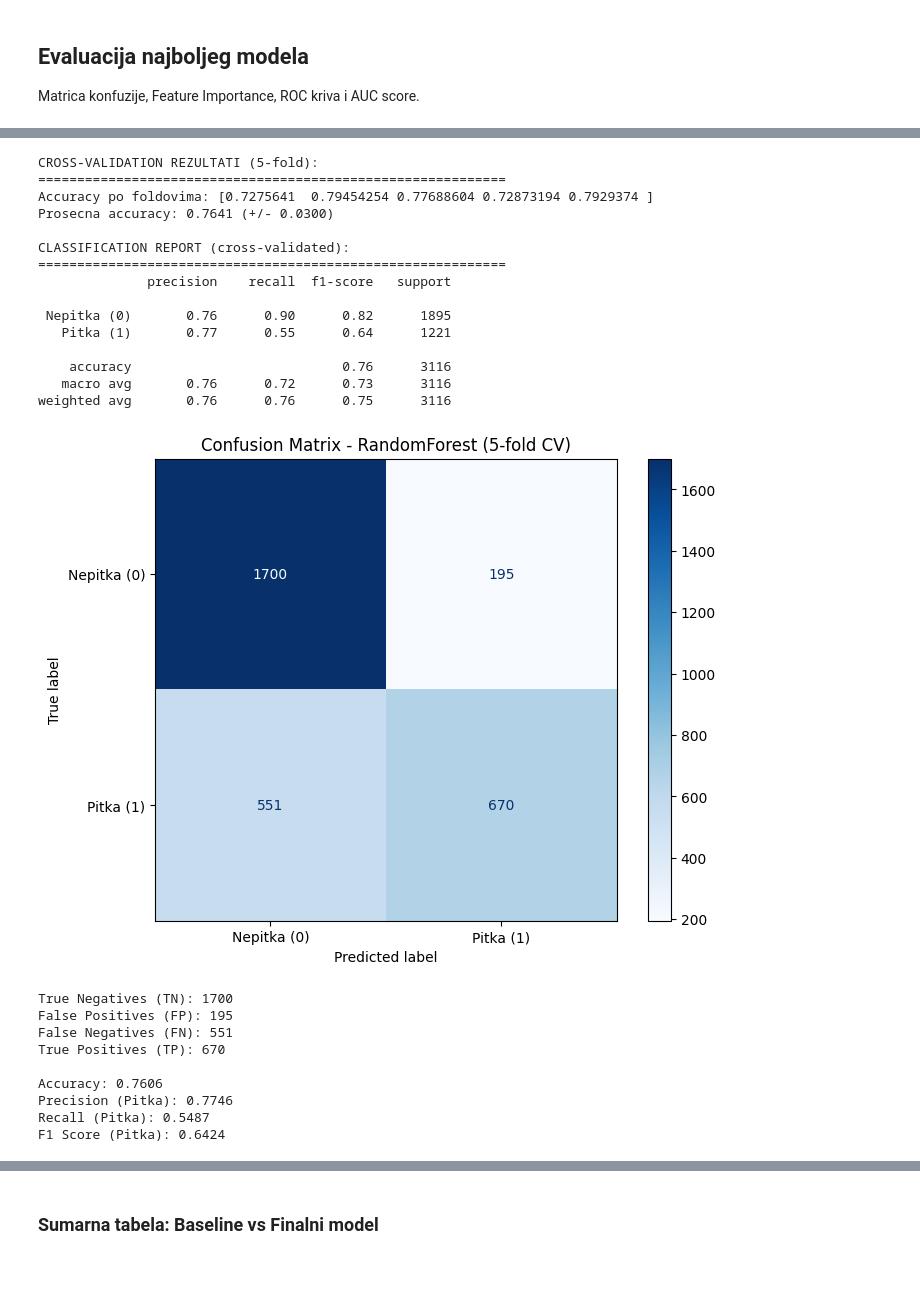
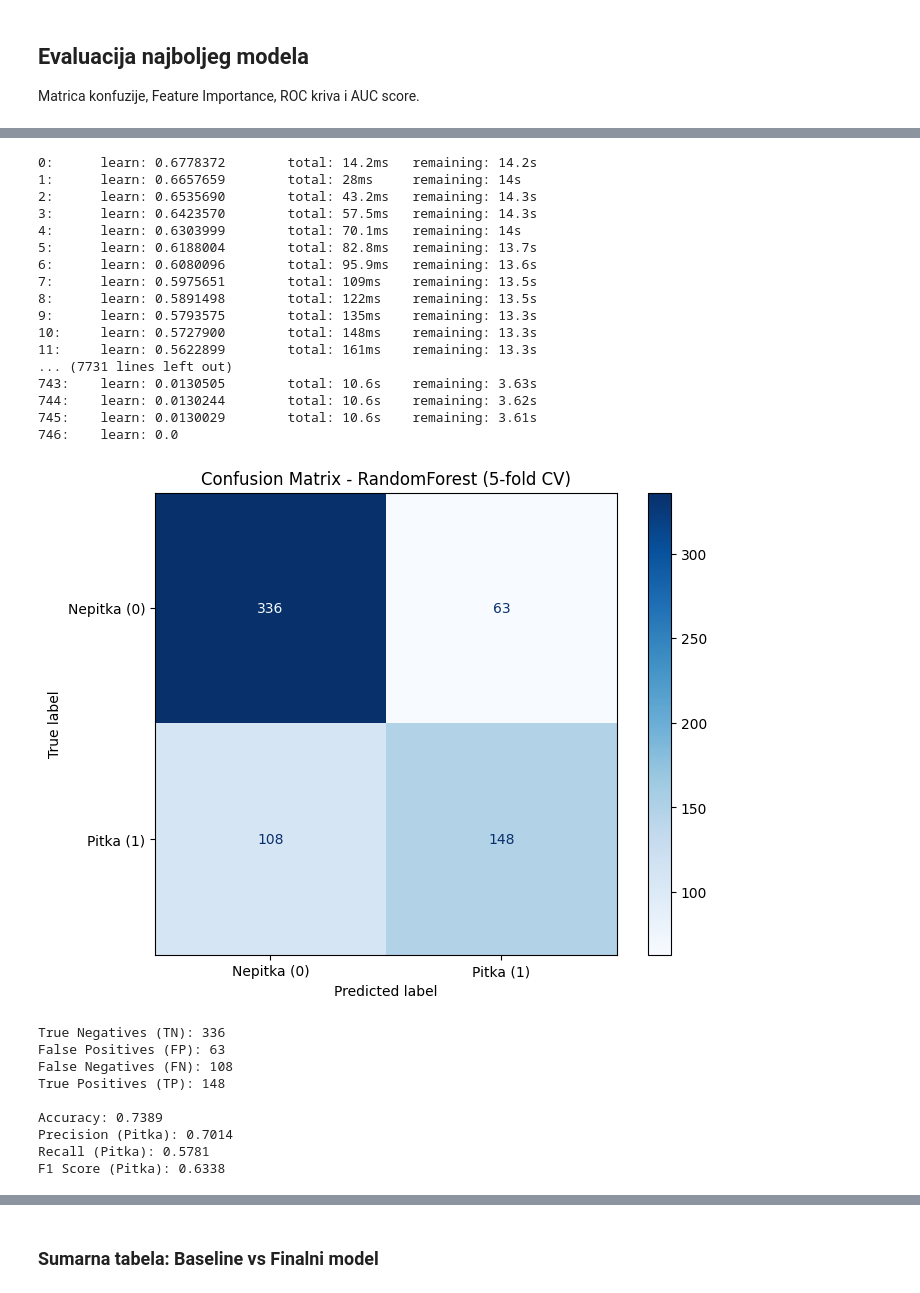
Before and after one commit to anastasijasavov/machine-learning, a Jupyter notebook: notebooks/potability_final.ipynb, the cells around one changed output, grey strips where cells are left out. Drawn from its saved outputs; the diff is of its cells as text; code cells hidden in the pictures.

```diff
--- a/notebooks/potability_final.ipynb
+++ b/notebooks/potability_final.ipynb
@@ -19,7 +19,7 @@ features.remove(target_column)
 # %%
 import os
 
-relpath = '.\\Data\\water_potability.csv'
+relpath = '..\\data\\water_potability.csv'
 abspath = os.path.abspath(relpath)
 
 df = pd.read_csv(abspath, header=0, names=columns)
@@ -875,2 +1107,7 @@ Distribucija klasa: {0: np.int64(1895), 1: np.int64(1221)}
-# %%
-df = df.drop(rows_with_multiple_nulls.index)
+# %%
+import matplotlib.pyplot as plt
+
+for col in ['Sulfate', 'Trihalomethanes', 'pH']:
+    df[col].hist()
+    plt.title("Provera distribucije nakon imputacije")
+    plt.show()
@@ -1330,6 +1709,15 @@ def test_model(model, X: pd.DataFrame, Y: pd.DataFrame):
 # %% [markdown]
 ## Evaluacija najboljeg modela
 Matrica konfuzije, Feature Importance, ROC kriva i AUC score.
+# %%
+# Primena izabranih tranformacija nad test podacima
+# imputacija
+rows_with_multiple_nulls = df_test[df_test.isnull().sum(axis=1) >= 3]
+df_test = df_test.drop(rows_with_multiple_nulls.index)
+
+# Grupna mean imputacija (po Potability)
+for col in ['pH', 'Sulfate', 'Trihalomethanes']:
+    df_test[col] = df_test[col].fillna(df_test.groupby('Potability')[col].transform('mean'))
 # %%
 # =============================================================================
 # EVALUACIJA NAJBOLJEG MODELA - Cross-Validation sa matricom konfuzije
@@ -1415,11 +1807,11 @@ from sklearn.metrics import roc_curve, auc, accuracy_score
 from sklearn.model_selection import cross_val_predict, cross_val_score
 
 # Priprema podataka
-X = df.drop('Potability', axis=1)
-y = df['Potability']
+X = df_test.drop('Potability', axis=1)
+y = df_test['Potability']
 
 # RandomForest model
-model = RandomForestClassifier(n_estimators=100, min_samples_split=5, min_samples_leaf=4, max_features='log2', max_depth=10)
+model = CatBoostClassifier(random_strength=2, learning_rate=0.03, l2_leaf_reg=3, iterations=1000, depth=10, bagging_temperature=0)
 
 # Cross-validation predikcije (svaki uzorak se predvidja kad je u test foldu)
 y_pred_cv = cross_val_predict(model, X, y, cv=5)
@@ -1430,58 +1822,60 @@ cv_scores = cross_val_score(model, X, y, cv=5, scoring='accuracy')
 
 print("CROSS-VALIDATION REZULTATI (5-fold):")
 print("="*60)
 print(f"Accuracy po foldovima: {cv_scores}")
 print(f"Prosecna accuracy: {cv_scores.mean():.4f} (+/- {cv_scores.std():.4f})")
 
 # Classification report
 print("\nCLASSIFICATION REPORT (cross-validated):")
 print("="*60)
 print(classification_report(y, y_pred_cv, target_names=['Nepitka (0)', 'Pitka (1)']))
 
 # Confusion Matrix (agregirana iz svih foldova)
 cm = confusion_matrix(y, y_pred_cv)
 plt.figure(figsize=(8, 6))
 disp = ConfusionMatrixDisplay(confusion_matrix=cm, display_labels=['Nepitka (0)', 'Pitka (1)'])
 disp.plot(cmap='Blues', ax=plt.gca())
 plt.title('Confusion Matrix - RandomForest (5-fold CV)')
 plt.show()
 
 # Prikaz vrednosti
 tn, fp, fn, tp = cm.ravel()
 print(f"True Negatives (TN): {tn}")
 print(f"False Positives (FP): {fp}")
 print(f"False Negatives (FN): {fn}")
 print(f"True Positives (TP): {tp}")
 print(f"\nAccuracy: {(tp + tn) / (tp + tn + fp + fn):.4f}")
 print(f"Precision (Pitka): {tp / (tp + fp):.4f}")
 print(f"Recall (Pitka): {tp / (tp + fn):.4f}")
 print(f"F1 Score (Pitka): {2*tp / (2*tp + fp + fn):.4f}")
 # %% [output]
-CROSS-VALIDATION REZULTATI (5-fold):
-============================================================
-Accuracy po foldovima: [0.7275641  0.79454254 0.77688604 0.72873194 0.7929374 ]
-Prosecna accuracy: 0.7641 (+/- 0.0300)
-
-CLASSIFICATION REPORT (cross-validated):
-============================================================
-              precision    recall  f1-score   support
-
- Nepitka (0)       0.76      0.90      0.82      1895
-   Pitka (1)       0.77      0.55      0.64      1221
-
-    accuracy                           0.76      3116
-   macro avg       0.76      0.72      0.73      3116
-weighted avg       0.76      0.76      0.75      3116
+0:      learn: 0.6778372        total: 14.2ms   remaining: 14.2s
+1:      learn: 0.6657659        total: 28ms     remaining: 14s
+2:      learn: 0.6535690        total: 43.2ms   remaining: 14.3s
+3:      learn: 0.6423570        total: 57.5ms   remaining: 14.3s
+4:      learn: 0.6303999        total: 70.1ms   remaining: 14s
+5:      learn: 0.6188004        total: 82.8ms   remaining: 13.7s
+6:      learn: 0.6080096        total: 95.9ms   remaining: 13.6s
+7:      learn: 0.5975651        total: 109ms    remaining: 13.5s
+8:      learn: 0.5891498        total: 122ms    remaining: 13.5s
+9:      learn: 0.5793575        total: 135ms    remaining: 13.3s
+10:     learn: 0.5727900        total: 148ms    remaining: 13.3s
+11:     learn: 0.5622899        total: 161ms    remaining: 13.3s
+... (7731 lines left out)
+743:    learn: 0.0130505        total: 10.6s    remaining: 3.63s
+744:    learn: 0.0130244        total: 10.6s    remaining: 3.62s
+745:    learn: 0.0130029        total: 10.6s    remaining: 3.61s
+746:    learn: 0.0
-[figure, old version]
+[figure, new version]
-True Negatives (TN): 1700
-False Positives (FP): 195
-False Negatives (FN): 551
-True Positives (TP): 670
+True Negatives (TN): 336
+False Positives (FP): 63
+False Negatives (FN): 108
+True Positives (TP): 148
 
-Accuracy: 0.7606
-Precision (Pitka): 0.7746
-Recall (Pitka): 0.5487
-F1 Score (Pitka): 0.6424
+Accuracy: 0.7389
+Precision (Pitka): 0.7014
+Recall (Pitka): 0.5781
+F1 Score (Pitka): 0.6338
 # %%
 # ROC kriva i AUC (cross-validated)
 fpr, tpr, thresholds = roc_curve(y, y_pred_proba_cv)
```
Also changed, not shown: parts of 59 cells of this notebook, 3 other files.
